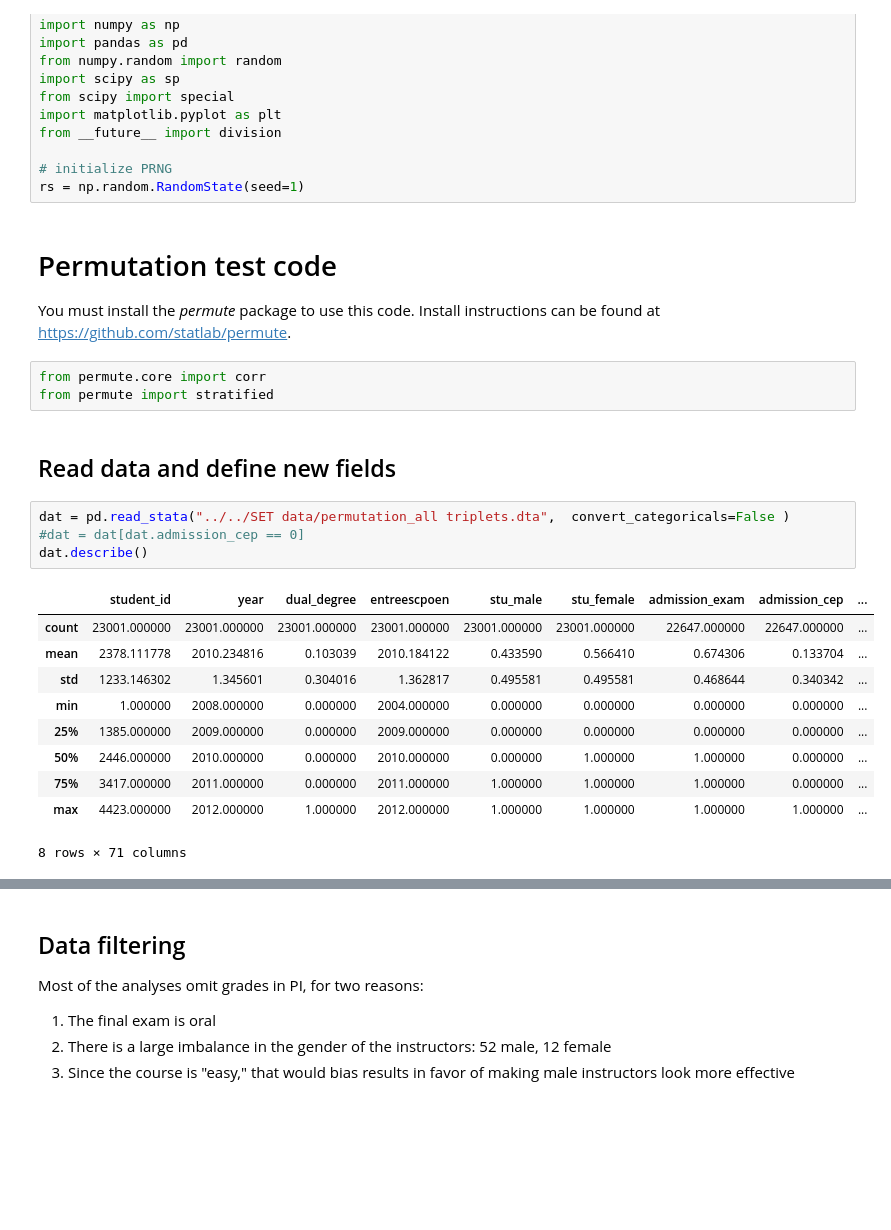
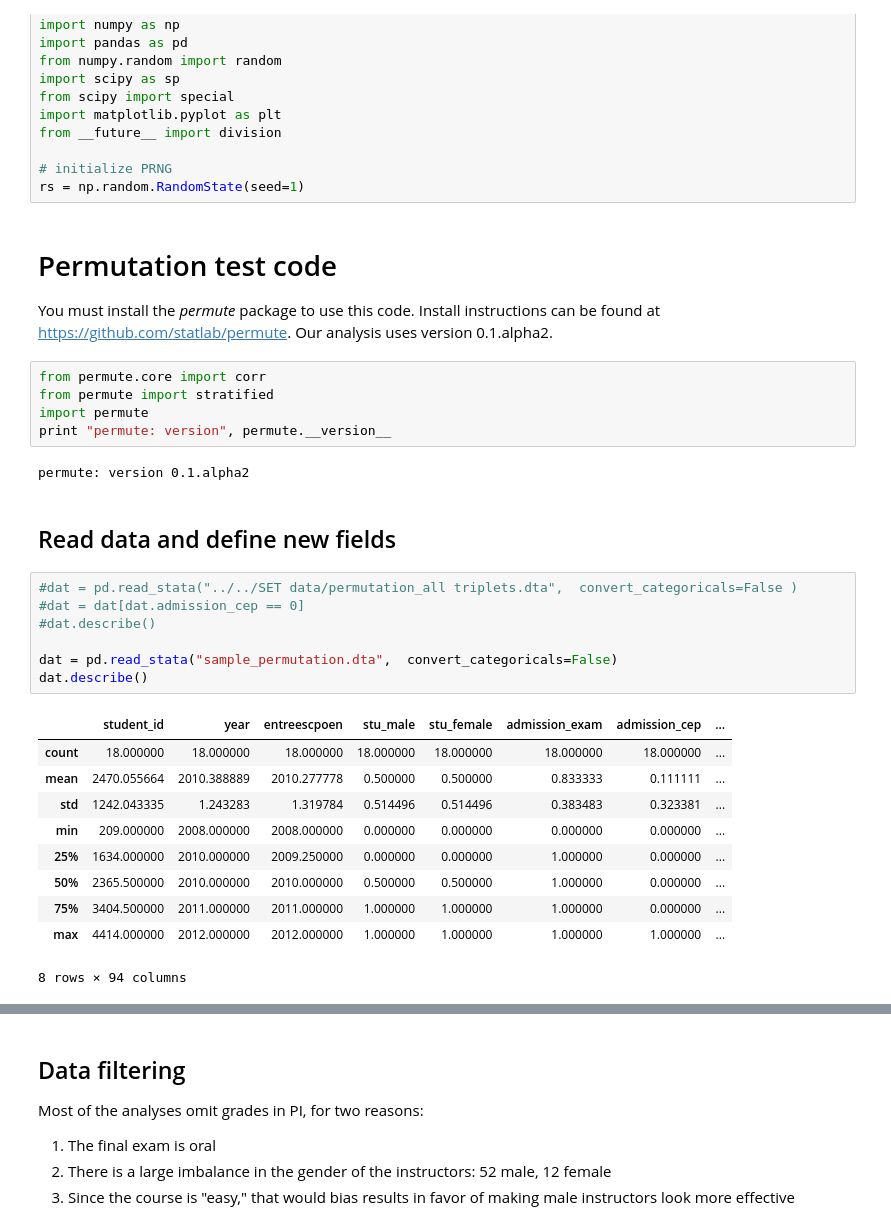
Before and after one commit to kellieotto/SET-and-Gender-Bias, a Jupyter notebook: Code/data_clean-fulldata.ipynb, the cells around one changed output, grey strips where cells are left out. Drawn from its saved outputs; the diff is of its cells as text; blank space fills up the shorter version.

Commit message:
Add permute version; change indexing so there are no more red warnings

```diff
--- a/Code/data_clean-fulldata.ipynb
+++ b/Code/data_clean-fulldata.ipynb
@@ -18,27 +18,34 @@ rs = np.random.RandomState(seed=1)
 # %% [markdown]
 Permutation test code
 ============
-You must install the _permute_ package to use this code. Install instructions can be found at https://github.com/statlab/permute.
+You must install the _permute_ package to use this code. Install instructions can be found at https://github.com/statlab/permute.  Our analysis uses version 0.1.alpha2.
 # %%
 from permute.core import corr
 from permute import stratified
+import permute
+print "permute: version", permute.__version__
+# %% [output]
+permute: version 0.1.alpha2
 # %% [markdown]
 ## Read data and define new fields
 # %%
-dat = pd.read_stata("../../SET data/permutation_all triplets.dta",  convert_categoricals=False )
+#dat = pd.read_stata("../../SET data/permutation_all triplets.dta",  convert_categoricals=False )
 #dat = dat[dat.admission_cep == 0]
+#dat.describe()
+
+dat = pd.read_stata("sample_permutation.dta",  convert_categoricals=False)
 dat.describe()
 # %% [output]
-|  | student_id | year | dual_degree | entreescpoen | stu_male | stu_female | admission_exam | admission_cep | ... |
-| count | 23001.000000 | 23001.000000 | 23001.000000 | 23001.000000 | 23001.000000 | 23001.000000 | 22647.000000 | 22647.000000 | ... |
-| mean | 2378.111778 | 2010.234816 | 0.103039 | 2010.184122 | 0.433590 | 0.566410 | 0.674306 | 0.133704 | ... |
-| std | 1233.146302 | 1.345601 | 0.304016 | 1.362817 | 0.495581 | 0.495581 | 0.468644 | 0.340342 | ... |
-| min | 1.000000 | 2008.000000 | 0.000000 | 2004.000000 | 0.000000 | 0.000000 | 0.000000 | 0.000000 | ... |
-| 25% | 1385.000000 | 2009.000000 | 0.000000 | 2009.000000 | 0.000000 | 0.000000 | 0.000000 | 0.000000 | ... |
-| 50% | 2446.000000 | 2010.000000 | 0.000000 | 2010.000000 | 0.000000 | 1.000000 | 1.000000 | 0.000000 | ... |
-| 75% | 3417.000000 | 2011.000000 | 0.000000 | 2011.000000 | 1.000000 | 1.000000 | 1.000000 | 0.000000 | ... |
-| max | 4423.000000 | 2012.000000 | 1.000000 | 2012.000000 | 1.000000 | 1.000000 | 1.000000 | 1.000000 | ... |
+|  | student_id | year | entreescpoen | stu_male | stu_female | admission_exam | admission_cep | ... |
+| count | 18.000000 | 18.000000 | 18.000000 | 18.000000 | 18.000000 | 18.000000 | 18.000000 | ... |
+| mean | 2470.055664 | 2010.388889 | 2010.277778 | 0.500000 | 0.500000 | 0.833333 | 0.111111 | ... |
+| std | 1242.043335 | 1.243283 | 1.319784 | 0.514496 | 0.514496 | 0.383483 | 0.323381 | ... |
+| min | 209.000000 | 2008.000000 | 2008.000000 | 0.000000 | 0.000000 | 0.000000 | 0.000000 | ... |
+| 25% | 1634.000000 | 2010.000000 | 2009.250000 | 0.000000 | 0.000000 | 1.000000 | 0.000000 | ... |
+| 50% | 2365.500000 | 2010.000000 | 2010.000000 | 0.500000 | 0.500000 | 1.000000 | 0.000000 | ... |
+| 75% | 3404.500000 | 2011.000000 | 2011.000000 | 1.000000 | 1.000000 | 1.000000 | 0.000000 | ... |
+| max | 4414.000000 | 2012.000000 | 2012.000000 | 1.000000 | 1.000000 | 1.000000 | 1.000000 | ... |
-8 rows × 71 columns
+8 rows × 94 columns
 # %%
 evals = ['q16', 'q1', 'q2', 'q3', 'q4', 'q5', 'q6', 'q7', 'q8', 'q9', 'q10', 'q13', 'q14', 'q15']
 if isinstance(dat.q16[0], str):
```
Also changed, not shown: parts of 1 cell of this notebook.
